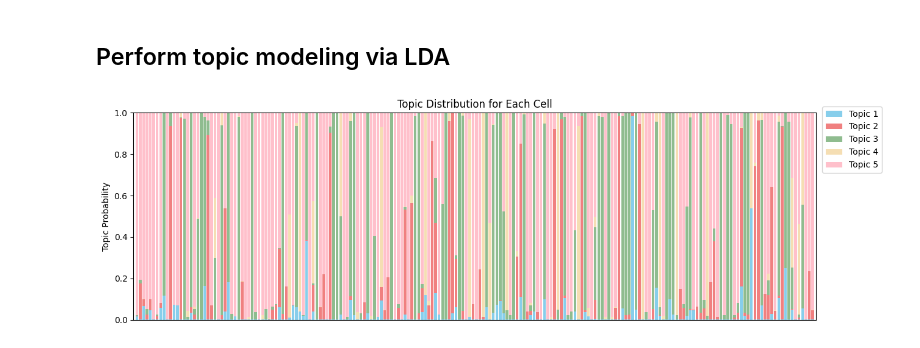
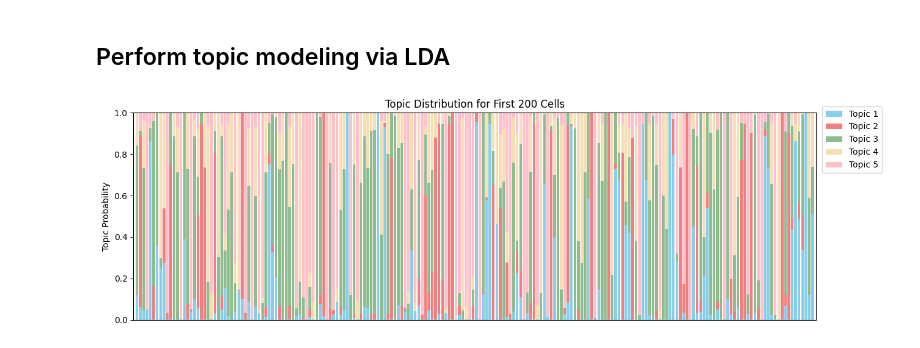
Before and after one commit to xr-cc/DSCoV-Workshop-on-Topic-Modeling, a Jupyter notebook: topic_modeling_scRNAseq_demo.ipynb, the cells around one changed output. Saved outputs shown, nothing was run; the diff lists cells and outputs as text; code cells hidden in the pictures.

Commit message:
Update using Colab

```diff
--- a/topic_modeling_scRNAseq_demo.ipynb
+++ b/topic_modeling_scRNAseq_demo.ipynb
@@ -56,9 +50,15 @@ Drive already mounted at /content/drive; to attempt to forcibly remount, call dr
 # %% [markdown]
 ## Load data
 # %%
-# Load the HDF5 file from Google Drive
-file_path = '/content/drive/MyDrive/DSCoV_Workshop/pbmc_granulocyte_sorted_10k_filtered_feature_bc_matrix.h5' # Update the path if needed
+# from google.colab import drive
+# # Mount Google Drive
+# drive.mount('/content/drive')
+# Load the HDF5 file from Google Drive (e.g., pbmc_granulocyte_sorted_10k data)
+# file_path = '/content/drive/MyDrive/DSCoV_Workshop/pbmc_granulocyte_sorted_10k_filtered_feature_bc_matrix.h5' # Update the path if needed
+# adata = sc.read_10x_h5(file_path)
 
-adata = sc.read_10x_h5(file_path)
+
+# load 10x PBMC 3k dataset (processed) from Scanpy directly
+adata = sc.datasets.pbmc3k()
 adata
 # %% [output]
@@ -66,0 +76,11 @@ AnnData object with n_obs × n_vars = 11909 × 36601
+# %%
+# annotate the group of mitochondrial genes as "mt"
+adata.var["mt"] = adata.var_names.str.startswith("MT-")
+sc.pp.calculate_qc_metrics(adata, qc_vars=["mt"], percent_top=None, log1p=False, inplace=True)
+# remove cells that have too many mitochondrial genes expressed or too many total counts:
+adata = adata[
+    (adata.obs.n_genes_by_counts < 2500) & (adata.obs.n_genes_by_counts > 200) & (adata.obs.pct_counts_mt < 5),
+    :,
+].copy()
+adata.layers["counts"] = adata.X.copy()
+adata
@@ -130,27 +158,27 @@ Phi = lda.transform(X)
 # %%
 # Define colors for each topic
 colors = ['skyblue', 'lightcoral', 'darkseagreen', 'wheat', 'pink', 'orange', 'brown', 'purple', 'gray', 'olive']
 
 # Plot the stacked bar charts for document-topic vectors for first 1000 cells
 fig, ax = plt.subplots(nrows=1, ncols=1, figsize=(12, 4)) # Adjust figure size as needed
 for i in range(200):
     topic_probabilities = Phi[i]
     bottom = 0
     for topic_idx, prob in enumerate(topic_probabilities):
         ax.bar(i, prob, bottom=bottom, color=colors[topic_idx % len(colors)], label=f'Topic {topic_idx+1}' if i == 0 else "") # Add label only for the first bar
         bottom += prob
 
 ax.set_xticks([])
 ax.set_xlim(-1, 200)
 ax.set_ylabel('Topic Probability')
 ax.set_ylim(0, 1)
-ax.set_title('Topic Distribution for Each Cell')
+ax.set_title('Topic Distribution for First 200 Cells')
 handles, labels = ax.get_legend_handles_labels()
 fig.legend(handles[:n_topics], labels[:n_topics], loc='upper left', bbox_to_anchor=(0.99, 0.95))
 plt.tight_layout()
 plt.show()
 # %% [output]
-[figure, old version]
+[figure, new version]
 # %%
 # Define the base colors for each topic
 base_colors = ['skyblue', 'lightcoral', 'darkseagreen', 'wheat', 'pink']
```
Also changed, not shown: parts of 11 cells of this notebook.
